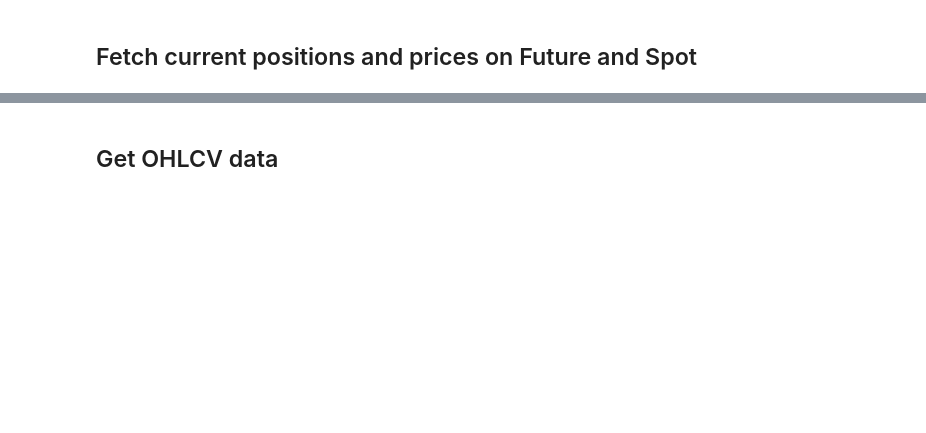
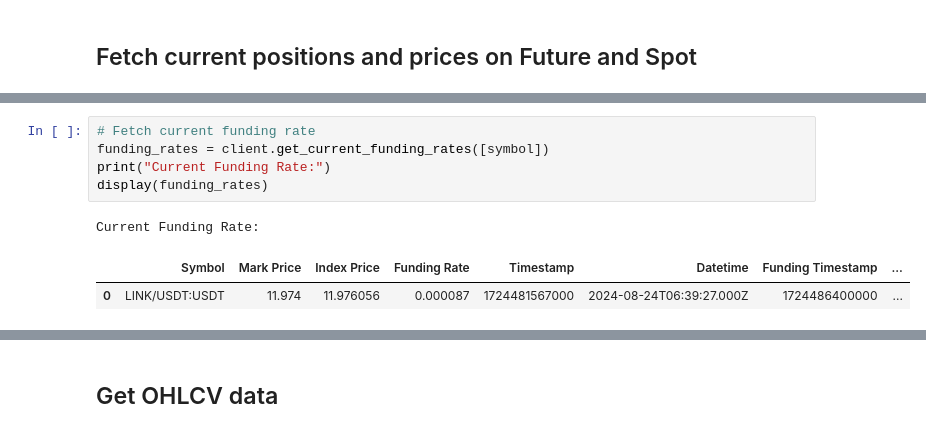
Before and after one commit to cleyfe/stablecoins_optimizer, a Jupyter notebook: testing/binance_client_interactions.ipynb, the cells around one changed output, grey strips where cells are left out. Drawn from its saved outputs; the diff is of its cells as text; blank space fills up the shorter version.

```diff
--- a/testing/binance_client_interactions.ipynb
+++ b/testing/binance_client_interactions.ipynb
@@ -67,0 +108,9 @@ display(real_time_prices)
+# %%
+# Fetch current funding rate
+funding_rates = client.get_current_funding_rates([symbol])
+print("Current Funding Rate:")
+display(funding_rates)
+# %% [output]
+Current Funding Rate:
+|  | Symbol | Mark Price | Index Price | Funding Rate | Timestamp | Datetime | Funding Timestamp | ... |
+| 0 | LINK/USDT:USDT | 11.974 | 11.976056 | 0.000087 | 1724481567000 | 2024-08-24T06:39:27.000Z | 1724486400000 | ... |
```
Also changed, not shown: parts of 18 cells of this notebook, 2 other files.
